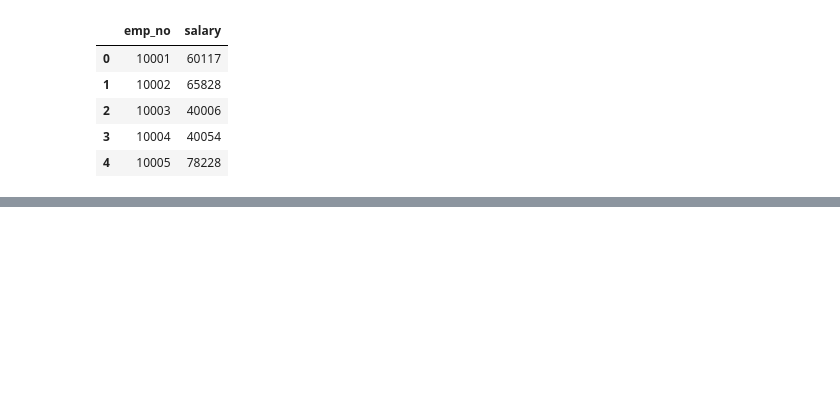
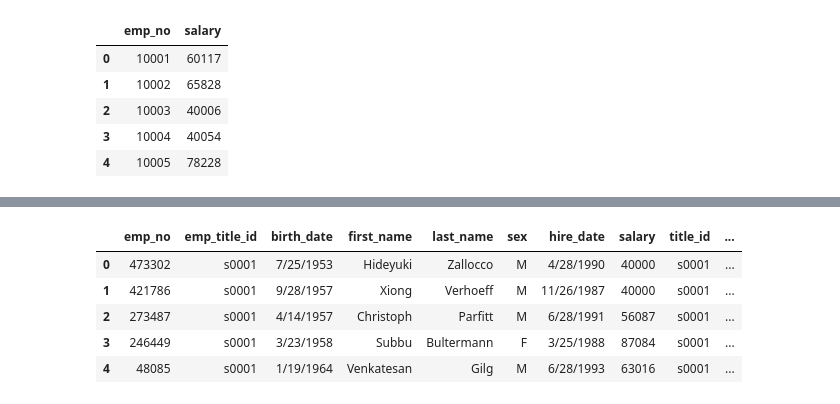
Before and after one commit to kirsteenlugtu/sql-challenge, a Jupyter notebook: EmployeePy.ipynb, the cells around one changed output, grey strips where cells are left out. Cells and saved outputs as stored; diff of their text form; code cells hidden in the pictures; blank space fills up the shorter version.

```diff
--- a/EmployeePy.ipynb
+++ b/EmployeePy.ipynb
@@ -41,0 +60,12 @@ salaries['salary'].hist()
+# %%
+# merge emp_data with title data to obtain title names
+
+emp_data = pd.merge(emp_data, titles, left_on='emp_title_id', right_on='title_id')
+emp_data.head()
+# %% [output]
+|  | emp_no | emp_title_id | birth_date | first_name | last_name | sex | hire_date | salary | title_id | ... |
+| 0 | 473302 | s0001 | 7/25/1953 | Hideyuki | Zallocco | M | 4/28/1990 | 40000 | s0001 | ... |
+| 1 | 421786 | s0001 | 9/28/1957 | Xiong | Verhoeff | M | 11/26/1987 | 40000 | s0001 | ... |
+| 2 | 273487 | s0001 | 4/14/1957 | Christoph | Parfitt | M | 6/28/1991 | 56087 | s0001 | ... |
+| 3 | 246449 | s0001 | 3/23/1958 | Subbu | Bultermann | F | 3/25/1988 | 87084 | s0001 | ... |
+| 4 | 48085 | s0001 | 1/19/1964 | Venkatesan | Gilg | M | 6/28/1993 | 63016 | s0001 | ... |
```
Also changed, not shown: parts of 9 cells of this notebook.
